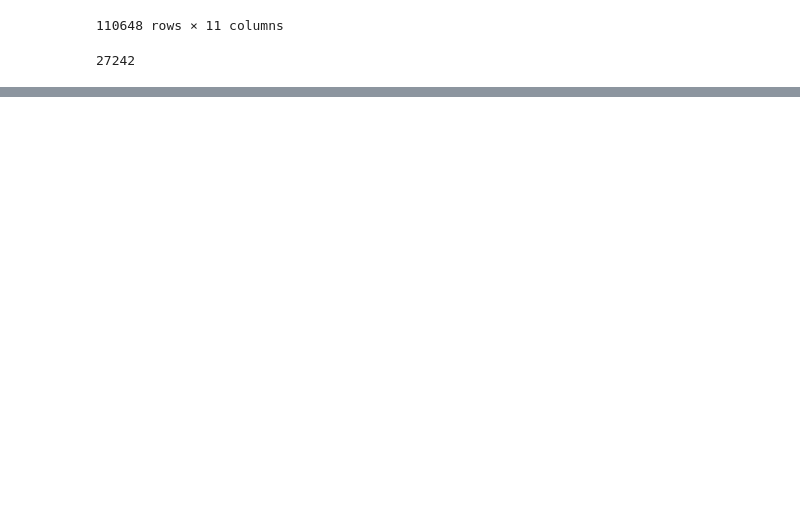
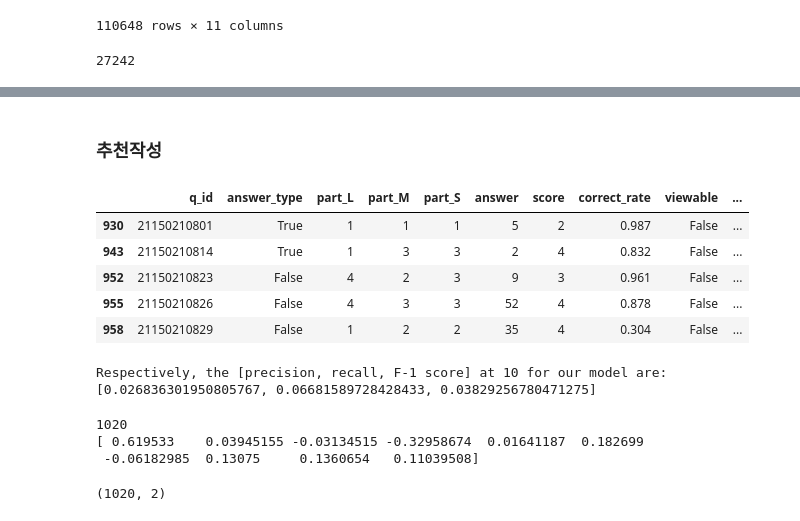
Before and after one commit to 112224/studyselfer, a Jupyter notebook: recommend.ipynb, the cells around one changed output, grey strips where cells are left out. Cells and saved outputs as stored; diff of their text form; code cells hidden in the pictures; blank space fills up the shorter version.

```diff
--- a/recommend.ipynb
+++ b/recommend.ipynb
@@ -216,0 +248,7 @@ len(for_embedding_try)
+# %%
+import warnings
+warnings.filterwarnings(action='ignore', category=UserWarning, module='gensim')
+
+from gensim.models import Word2Vec
+model = Word2Vec.load('dataset/model_for_rec.model')
+word_vectors = model.wv
@@ -216,0 +268,18 @@ len(for_embedding_try)
+# %% [markdown]
+### 추천작성
+# %%
+def recommender(positive_list=None, negative_list=None, topn=5):
+    recommend_question_ls = []
+    for movieId, prob in model.wv.most_similar_cosmul(positive=positive_list, negative=negative_list, topn=topn):
+        recommend_question_ls.append(movieId)
+    return recommend_question_ls
+# %%
+ls = recommender(positive_list=['21150210721'])
+display(que_df[que_df['q_id'].isin(ls)])
+# %% [output]
+|  | q_id | answer_type | part_L | part_M | part_S | answer | score | correct_rate | viewable | ... |
+| 930 | 21150210801 | True | 1 | 1 | 1 | 5 | 2 | 0.987 | False | ... |
+| 943 | 21150210814 | True | 1 | 3 | 3 | 2 | 4 | 0.832 | False | ... |
+| 952 | 21150210823 | False | 4 | 2 | 3 | 9 | 3 | 0.961 | False | ... |
+| 955 | 21150210826 | False | 4 | 3 | 3 | 52 | 4 | 0.878 | False | ... |
+| 958 | 21150210829 | False | 1 | 2 | 2 | 35 | 4 | 0.304 | False | ... |
@@ -216,0 +319,34 @@ len(for_embedding_try)
+# %%
+print("Respectively, the [precision, recall, F-1 score] at 10 for our model are:")
+print(model_score_sg1)
+# %% [output]
+Respectively, the [precision, recall, F-1 score] at 10 for our model are:
+[0.026836301950805767, 0.06681589728428433, 0.03829256780471275]
+# %%
+from sklearn.manifold import TSNE
+import matplotlib as mpl
+import matplotlib.pyplot as plt
+import gensim
+import gensim.models as g
+
+# 그래프에서 마이너스 폰트 깨지는 문제에 대한 대처
+mpl.rcParams['axes.unicode_minus'] = False
+
+model = g.Doc2Vec.load('dataset/model_for_rec.model')
+
+vocab = list(model.wv.vocab)
+X = model[vocab]
+
+print(len(X))
+print(X[0][:10])
+tsne = TSNE(n_components=2)
+# %% [output]
+1020
+[ 0.619533    0.03945155 -0.03134515 -0.32958674  0.01641187  0.182699
+ -0.06182985  0.13075     0.1360654   0.11039508]
+# %%
+X_tsne = tsne.fit_transform(X)
+df = pd.DataFrame(X_tsne, index=vocab, columns=['x', 'y'])
+df.shape
+# %% [output]
+(1020, 2)
```
Also changed, not shown: parts of 18 cells of this notebook.
